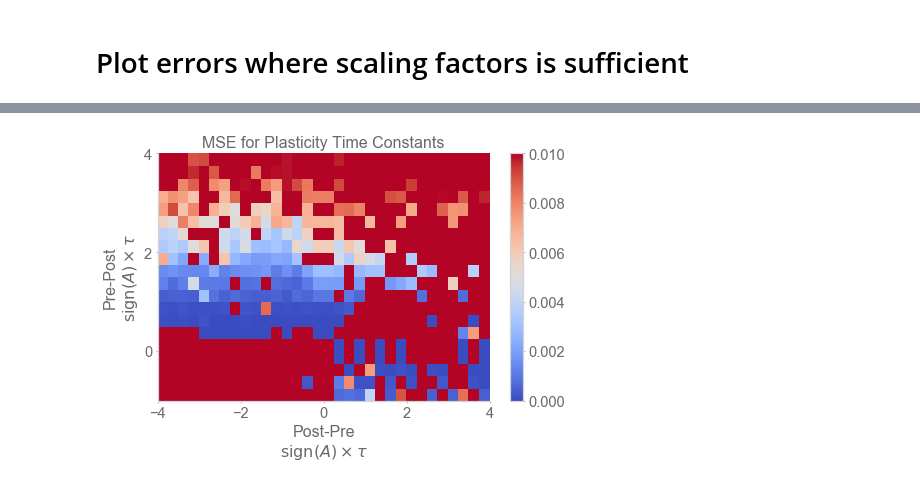
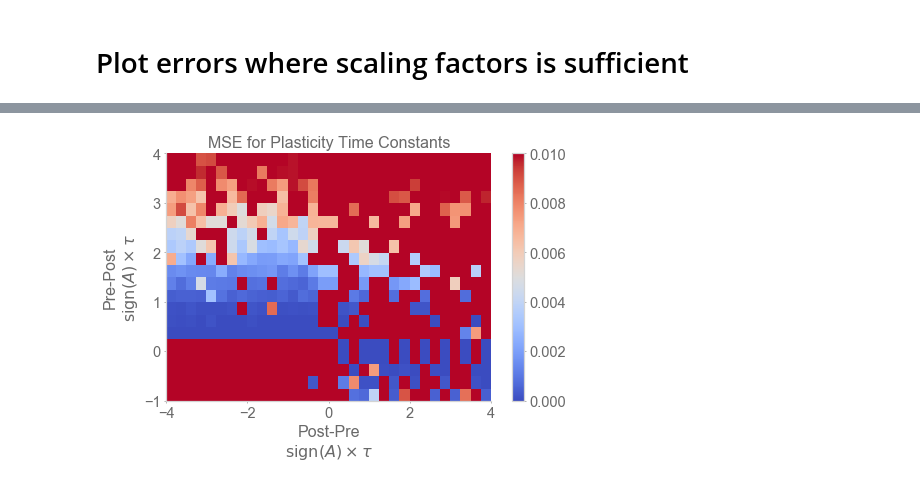
Before and after one commit to chingf/sr-project, a Jupyter notebook: notebooks/1d-tau-grids.ipynb, the cells around one changed output, grey strips where cells are left out. Saved outputs shown, nothing was run; the diff lists cells and outputs as text; code cells hidden in the pictures.

```diff
--- a/notebooks/1d-tau-grids.ipynb
+++ b/notebooks/1d-tau-grids.ipynb
@@ -68,8 +65,8 @@ results = {
 for d in os.listdir(gridsearch_dir):
     param_match = re.search(param_regex, d)
     if param_match is None: continue
-    tau_neg_axes.append(float(param_match.group(1)))
-    tau_pos_axes.append(float(param_match.group(2)))
+    tau_pos_axes.append(float(param_match.group(1)))
+    tau_neg_axes.append(float(param_match.group(2)))
 
 #     try:
 #         val = recalc_val(gridsearch_dir + d + '/')
@@ -95,7 +92,7 @@ for d in os.listdir(gridsearch_dir):
     A_poses.append(A_pos)
     A_negs.append(A_neg)
 # %%
-xs = np.array(results['tau_neg_axes'])
-ys = np.array(results['tau_pos_axes'])
-xs = np.sort(np.unique(xs))
-ys = np.sort(np.unique(ys))
+tau_neg_axes = np.array(results['tau_neg_axes'])
+tau_pos_axes = np.array(results['tau_pos_axes'])
+tau_neg_unique = np.sort(np.unique(xs))
+tau_pos_unique = np.sort(np.unique(ys))
@@ -104,8 +98,0 @@ ys = np.sort(np.unique(ys))
-# %%
-mat = np.zeros((xs.size, ys.size))*np.nan
-for tau_neg_ax, tau_pos_ax, val in zip(
-    results['tau_neg_axes'], results['tau_pos_axes'], results['vals']
-    ):
-    x_idx = np.argwhere(xs == tau_neg_ax)[0,0]
-    y_idx = np.argwhere(ys == tau_pos_ax)[0,0]
-    mat[x_idx][y_idx] = val
@@ -171,33 +152,33 @@ coeff_threshold = 0.1
 # Collect values
 mat = np.zeros((xs.size, ys.size))*np.nan
 for tau_neg_ax, tau_pos_ax, val in zip(
     results['tau_neg_axes'], results['tau_pos_axes'], results['vals']
     ):
     x_idx = np.argwhere(xs == tau_neg_ax)[0,0]
     y_idx = np.argwhere(ys == tau_pos_ax)[0,0]
     mat[x_idx][y_idx] = val
 
 # "Zero"-out entries where coefficient approaches zero
 mat[Aneg_coeff_mat<coeff_threshold] = 0.05
 mat[Apos_coeff_mat<coeff_threshold] = 0.05
 
 #mat = gaussian_filter(mat, 0.5)
 
 x_list = np.sort(np.unique(xs))
 y_list = np.sort(np.unique(ys))
 x, y = np.meshgrid(x_list, y_list)
 fig, ax = plt.subplots(figsize=(7,5))
 im = ax.pcolormesh(
-    y, x, mat.T, cmap="coolwarm", vmax=0.01
+    x, y, mat.T, cmap="coolwarm", vmax=0.01
     )
 fig.colorbar(im, ax=ax)
 
-plt.yticks([0, 2, 4])
+#plt.yticks([0, 2, 4])
 plt.xlabel('Post-Pre\n$\mathrm{sign}(A)\\times \\tau$')
 plt.ylabel('Pre-Post\n$\mathrm{sign}(A)\\times \\tau$')
 plt.title("MSE for Plasticity Time Constants")
 plt.tight_layout()
 plt.savefig("tau_grid_mse_zeroed.png", dpi=300)
 plt.show()
 # %% [output]
-[figure, old version]
+[figure, new version]
```
Also changed, not shown: parts of 5 cells of this notebook, 3 other files.
